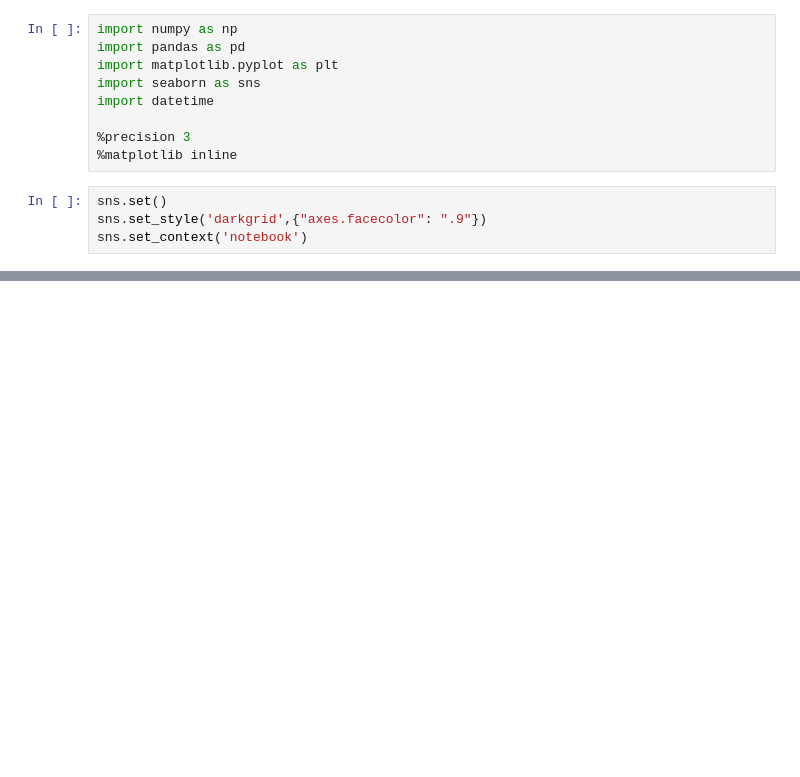
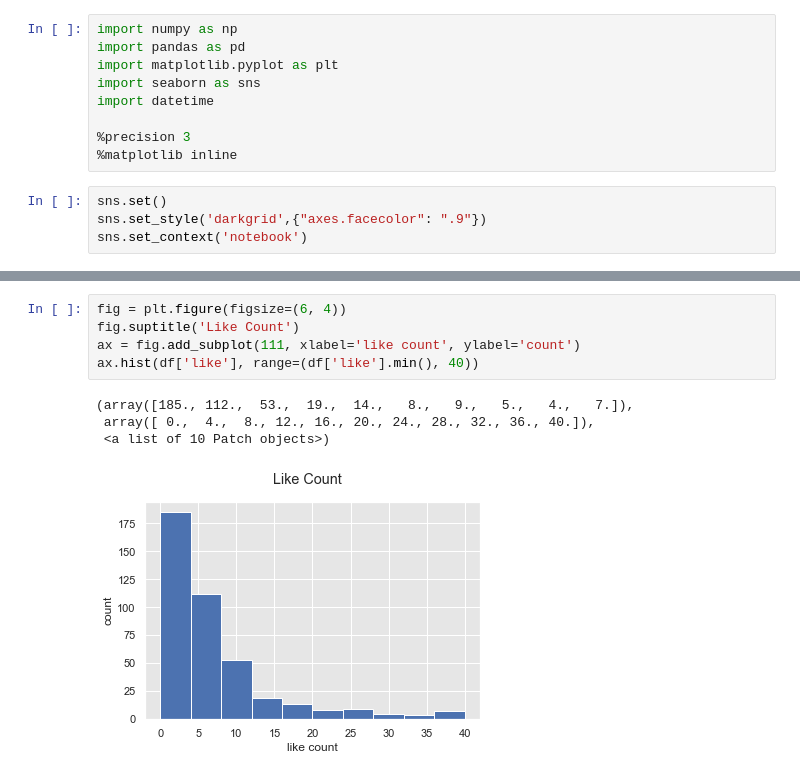
Before and after one commit to te260ku/cluster-scraping, a Jupyter notebook: cluster-scraping-analysis.ipynb, the cells around one changed output, grey strips where cells are left out. Drawn from its saved outputs; the diff is of its cells as text; blank space fills up the shorter version.

```diff
--- a/cluster-scraping-analysis.ipynb
+++ b/cluster-scraping-analysis.ipynb
@@ -50,0 +58,10 @@ sns.countplot(x=df['like'])
+# %%
+fig = plt.figure(figsize=(6, 4))
+fig.suptitle('Like Count')
+ax = fig.add_subplot(111, xlabel='like count', ylabel='count')
+ax.hist(df['like'], range=(df['like'].min(), 40))
+# %% [output]
+(array([185., 112.,  53.,  19.,  14.,   8.,   9.,   5.,   4.,   7.]),
+ array([ 0.,  4.,  8., 12., 16., 20., 24., 28., 32., 36., 40.]),
+ <a list of 10 Patch objects>)
+[figure, added]
```
Also changed, not shown: parts of 7 cells of this notebook, 7 other files.
